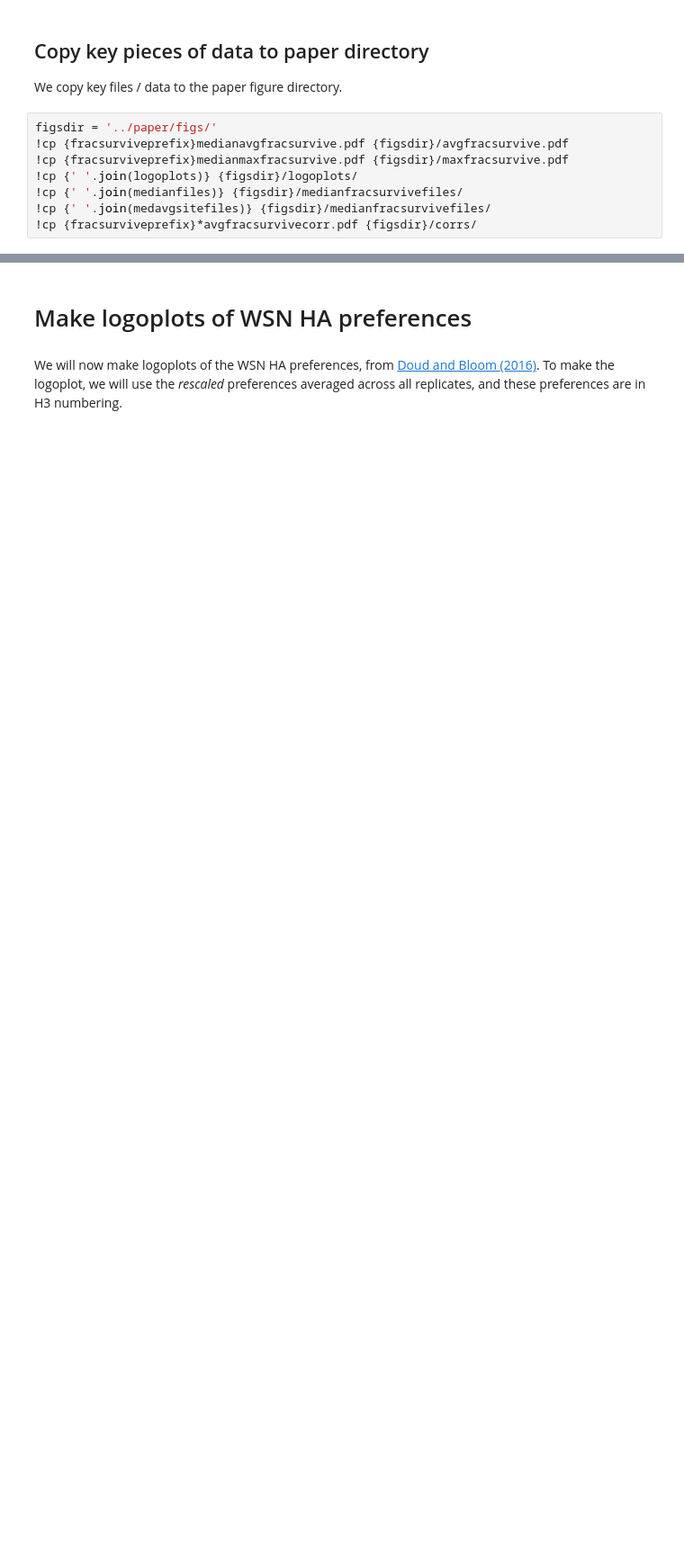
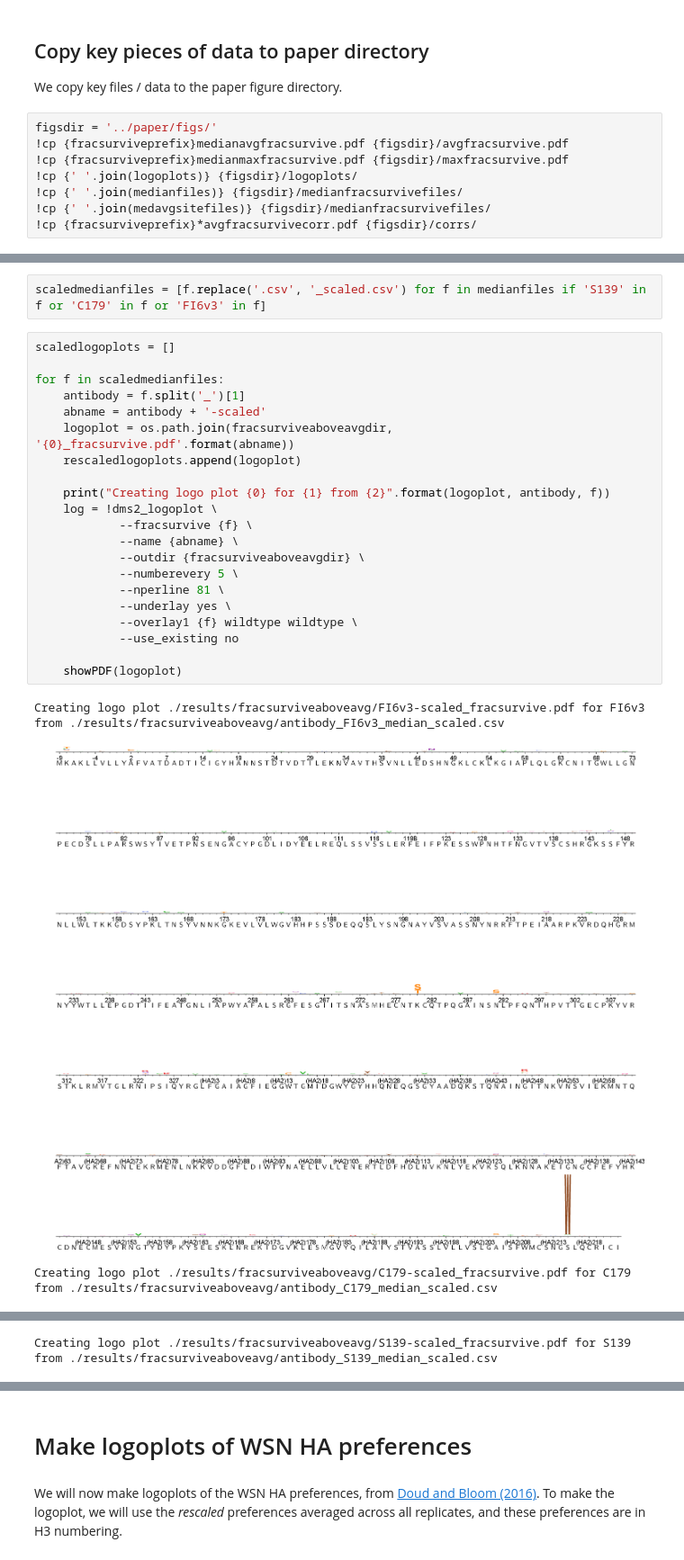
Before and after one commit to jbloomlab/HA_antibody_ease_of_escape, a Jupyter notebook: analysis_code/analysis_notebook.ipynb, the cells around one changed output, grey strips where cells are left out. Shown at 90% size. Saved outputs shown, nothing was run; the diff lists cells and outputs as text; blank space fills up the shorter version.

Commit message:
Make bnAb logoplots to the same scale

```diff
--- a/analysis_code/analysis_notebook.ipynb
+++ b/analysis_code/analysis_notebook.ipynb
@@ -527,0 +530,27 @@ figsdir = '../paper/figs/'
+# %%
+scaledmedianfiles = [f.replace('.csv', '_scaled.csv') for f in medianfiles if 'S139' in f or 'C179' in f or 'FI6v3' in f]
+# %%
+scaledlogoplots = []
+
+for f in scaledmedianfiles:
+    antibody = f.split('_')[1]
+    abname = antibody + '-scaled'
+    logoplot = os.path.join(fracsurviveaboveavgdir, '{0}_fracsurvive.pdf'.format(abname))
+    rescaledlogoplots.append(logoplot)
+
+    print("Creating logo plot {0} for {1} from {2}".format(logoplot, antibody, f))
+    log = !dms2_logoplot \
+            --fracsurvive {f} \
+            --name {abname} \
+            --outdir {fracsurviveaboveavgdir} \
+            --numberevery 5 \
+            --nperline 81 \
+            --underlay yes \
+            --overlay1 {f} wildtype wildtype \
+            --use_existing no
+
+    showPDF(logoplot)
+# %% [output]
+Creating logo plot ./results/fracsurviveaboveavg/FI6v3-scaled_fracsurvive.pdf for FI6v3 from ./results/fracsurviveaboveavg/antibody_FI6v3_median_scaled.csv
+[figure, added]
+Creating logo plot ./results/fracsurviveaboveavg/C179-scaled_fracsurvive.pdf for C179 from ./results/fracsurviveaboveavg/antibody_C179_median_scaled.csv
@@ -527,0 +558 @@ figsdir = '../paper/figs/'
+Creating logo plot ./results/fracsurviveaboveavg/S139-scaled_fracsurvive.pdf for S139 from ./results/fracsurviveaboveavg/antibody_S139_median_scaled.csv
```
Also changed, not shown: parts of 2 cells of this notebook.
